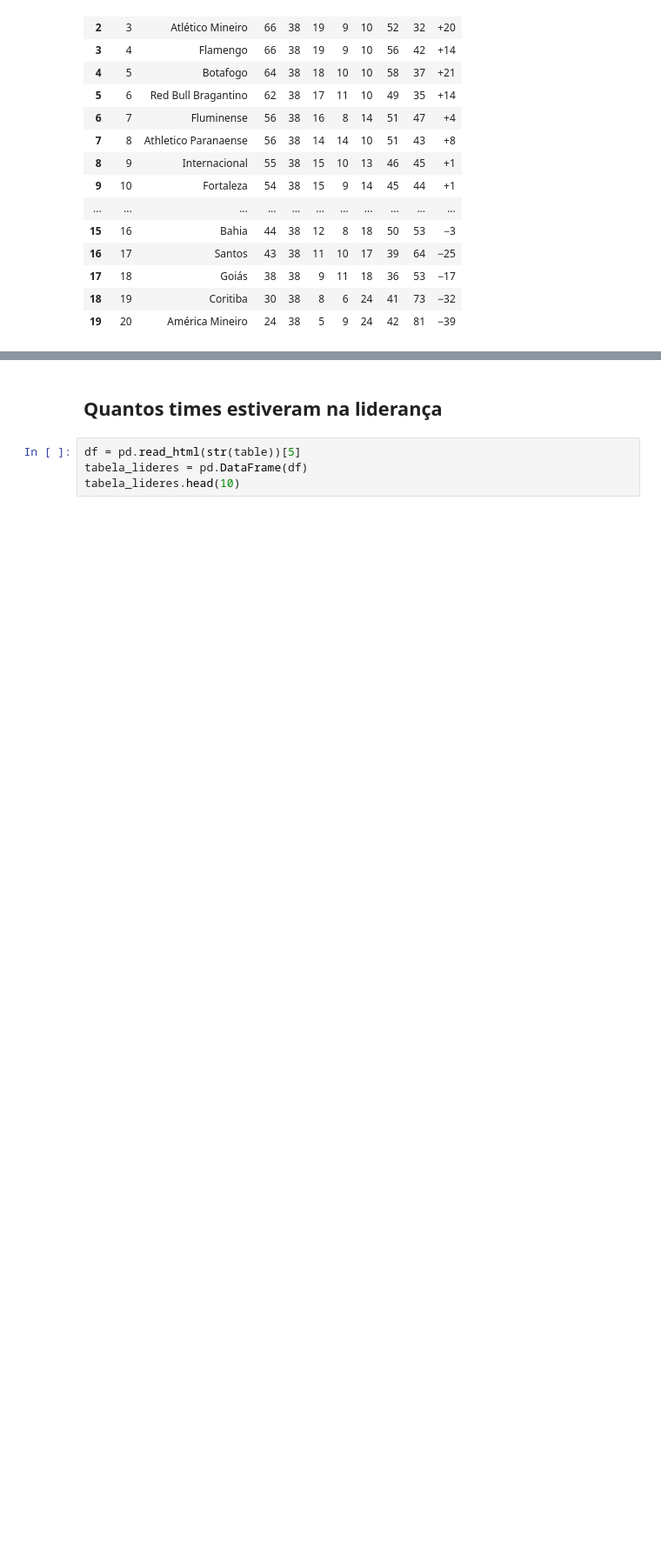
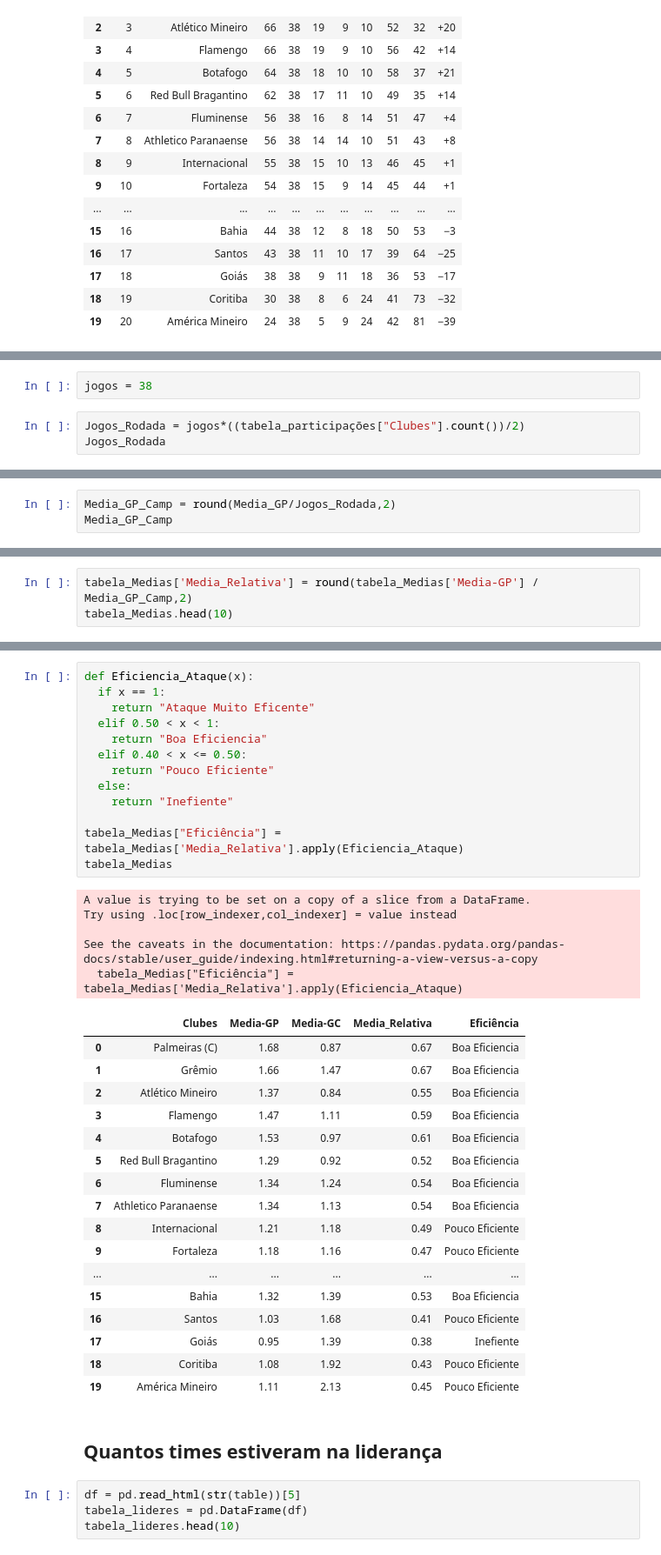
Before and after one commit to hugodevelopment/Web-Scraping, a Jupyter notebook: Análise_Brasileirão_2023.ipynb, the cells around one changed output, grey strips where cells are left out. Shown at 87% size. Saved outputs shown, nothing was run; the diff lists cells and outputs as text; blank space fills up the shorter version.

```diff
--- a/Análise_Brasileirão_2023.ipynb
+++ b/Análise_Brasileirão_2023.ipynb
@@ -227,0 +285,5 @@ tabela_participações
+# %%
+jogos = 38
+# %%
+Jogos_Rodada = jogos*((tabela_participações["Clubes"].count())/2)
+Jogos_Rodada
@@ -227,0 +292,3 @@ tabela_participações
+# %%
+Media_GP_Camp = round(Media_GP/Jogos_Rodada,2)
+Media_GP_Camp
@@ -227,0 +297,3 @@ tabela_participações
+# %%
+tabela_Medias['Media_Relativa'] = round(tabela_Medias['Media-GP'] / Media_GP_Camp,2)
+tabela_Medias.head(10)
@@ -228,3 +317,39 @@ tabela_participações
+# %%
+def Eficiencia_Ataque(x):
+  if x == 1:
+    return "Ataque Muito Eficente"
+  elif 0.50 < x < 1:
+    return "Boa Eficiencia"
+  elif 0.40 < x <= 0.50:
+    return "Pouco Eficiente"
+  else:
+    return "Inefiente"
+
+tabela_Medias["Eficiência"] = tabela_Medias['Media_Relativa'].apply(Eficiencia_Ataque)
+tabela_Medias
+# %% [output]
+A value is trying to be set on a copy of a slice from a DataFrame.
+Try using .loc[row_indexer,col_indexer] = value instead
+
+See the caveats in the documentation: https://pandas.pydata.org/pandas-docs/stable/user_guide/indexing.html#returning-a-view-versus-a-copy
+  tabela_Medias["Eficiência"] = tabela_Medias['Media_Relativa'].apply(Eficiencia_Ataque)
+|  | Clubes | Media-GP | Media-GC | Media_Relativa | Eficiência |
+| 0 | Palmeiras (C) | 1.68 | 0.87 | 0.67 | Boa Eficiencia |
+| 1 | Grêmio | 1.66 | 1.47 | 0.67 | Boa Eficiencia |
+| 2 | Atlético Mineiro | 1.37 | 0.84 | 0.55 | Boa Eficiencia |
+| 3 | Flamengo | 1.47 | 1.11 | 0.59 | Boa Eficiencia |
+| 4 | Botafogo | 1.53 | 0.97 | 0.61 | Boa Eficiencia |
+| 5 | Red Bull Bragantino | 1.29 | 0.92 | 0.52 | Boa Eficiencia |
+| 6 | Fluminense | 1.34 | 1.24 | 0.54 | Boa Eficiencia |
+| 7 | Athletico Paranaense | 1.34 | 1.13 | 0.54 | Boa Eficiencia |
+| 8 | Internacional | 1.21 | 1.18 | 0.49 | Pouco Eficiente |
+| 9 | Fortaleza | 1.18 | 1.16 | 0.47 | Pouco Eficiente |
+| ... | ... | ... | ... | ... | ... |
+| 15 | Bahia | 1.32 | 1.39 | 0.53 | Boa Eficiencia |
+| 16 | Santos | 1.03 | 1.68 | 0.41 | Pouco Eficiente |
+| 17 | Goiás | 0.95 | 1.39 | 0.38 | Inefiente |
+| 18 | Coritiba | 1.08 | 1.92 | 0.43 | Pouco Eficiente |
+| 19 | América Mineiro | 1.11 | 2.13 | 0.45 | Pouco Eficiente |
 # %% [markdown]
 <h2>Quantos times estiveram na liderança </h2>
 # %%
```
Also changed, not shown: parts of 9 cells of this notebook.
